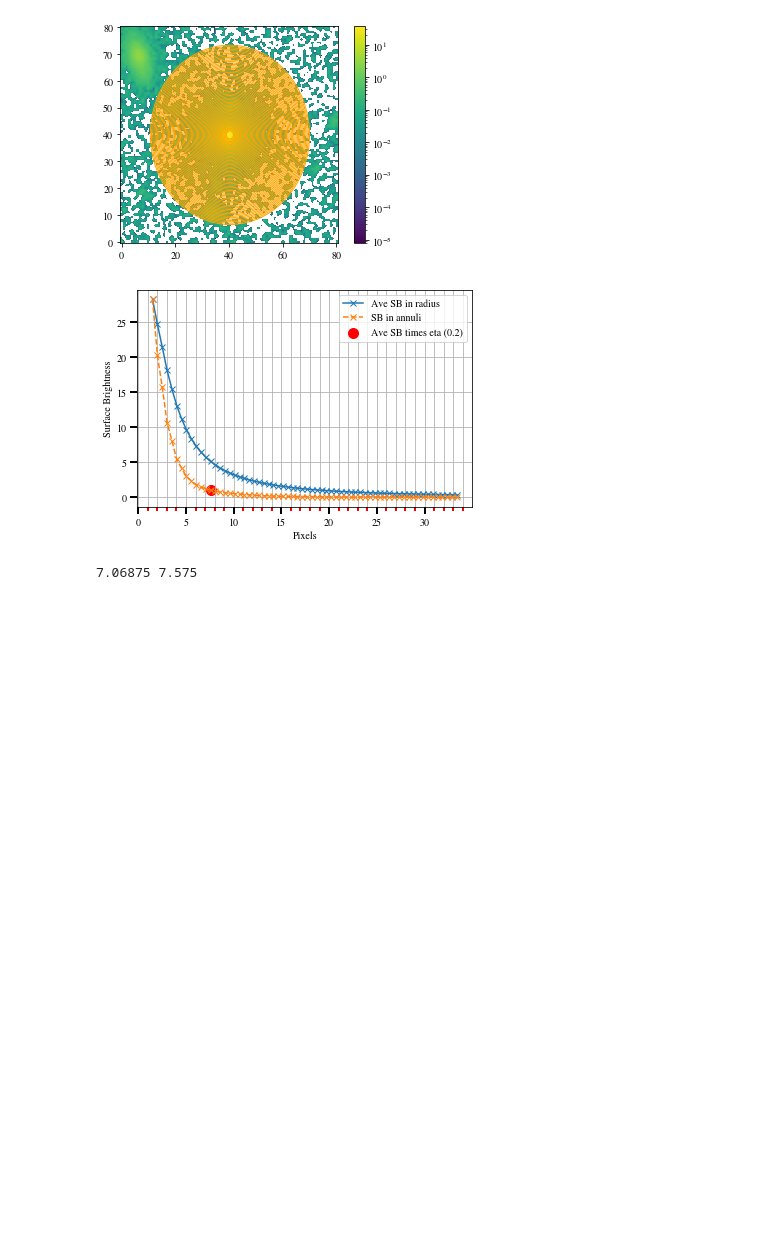
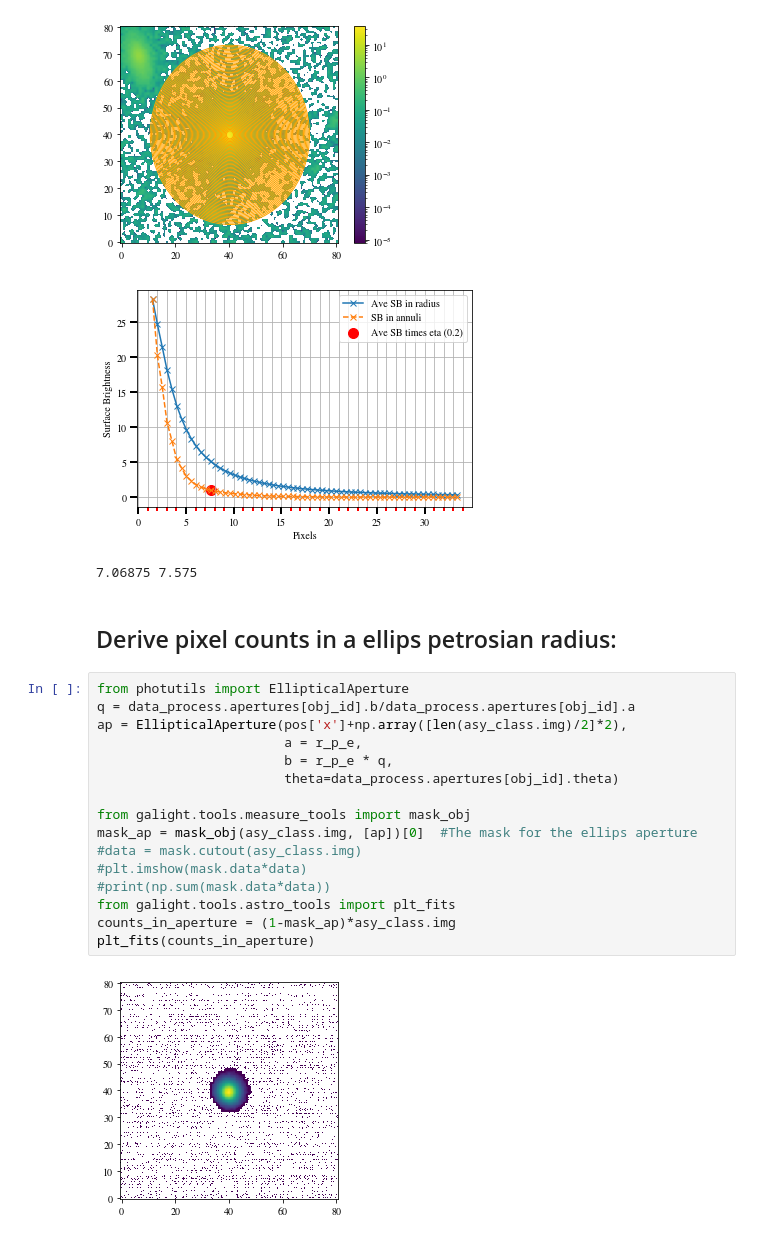
Before and after one commit to dartoon/galight_notebooks, a Jupyter notebook: galight_HSC_asymmetry.ipynb, the cells around one changed output. Drawn from its saved outputs; the diff is of its cells as text; blank space fills up the shorter version.

```diff
--- a/galight_HSC_asymmetry.ipynb
+++ b/galight_HSC_asymmetry.ipynb
@@ -192,3 +192,23 @@ print(r_p_c, r_p_e)
 [figure]
 [figure]
 7.06875 7.575
+# %% [markdown]
+## Derive pixel counts in a ellips petrosian radius:
+# %%
+from photutils import EllipticalAperture
+q = data_process.apertures[obj_id].b/data_process.apertures[obj_id].a
+ap = EllipticalAperture(pos['x']+np.array([len(asy_class.img)/2]*2),
+                        a = r_p_e,
+                        b = r_p_e * q,
+                        theta=data_process.apertures[obj_id].theta)
+
+from galight.tools.measure_tools import mask_obj
+mask_ap = mask_obj(asy_class.img, [ap])[0]  #The mask for the ellips aperture
+#data = mask.cutout(asy_class.img)
+#plt.imshow(mask.data*data)
+#print(np.sum(mask.data*data))
+from galight.tools.astro_tools import plt_fits
+counts_in_aperture = (1-mask_ap)*asy_class.img
+plt_fits(counts_in_aperture)
+# %% [output]
+[figure, added]
```
Also changed, not shown: parts of 1 cell of this notebook.
